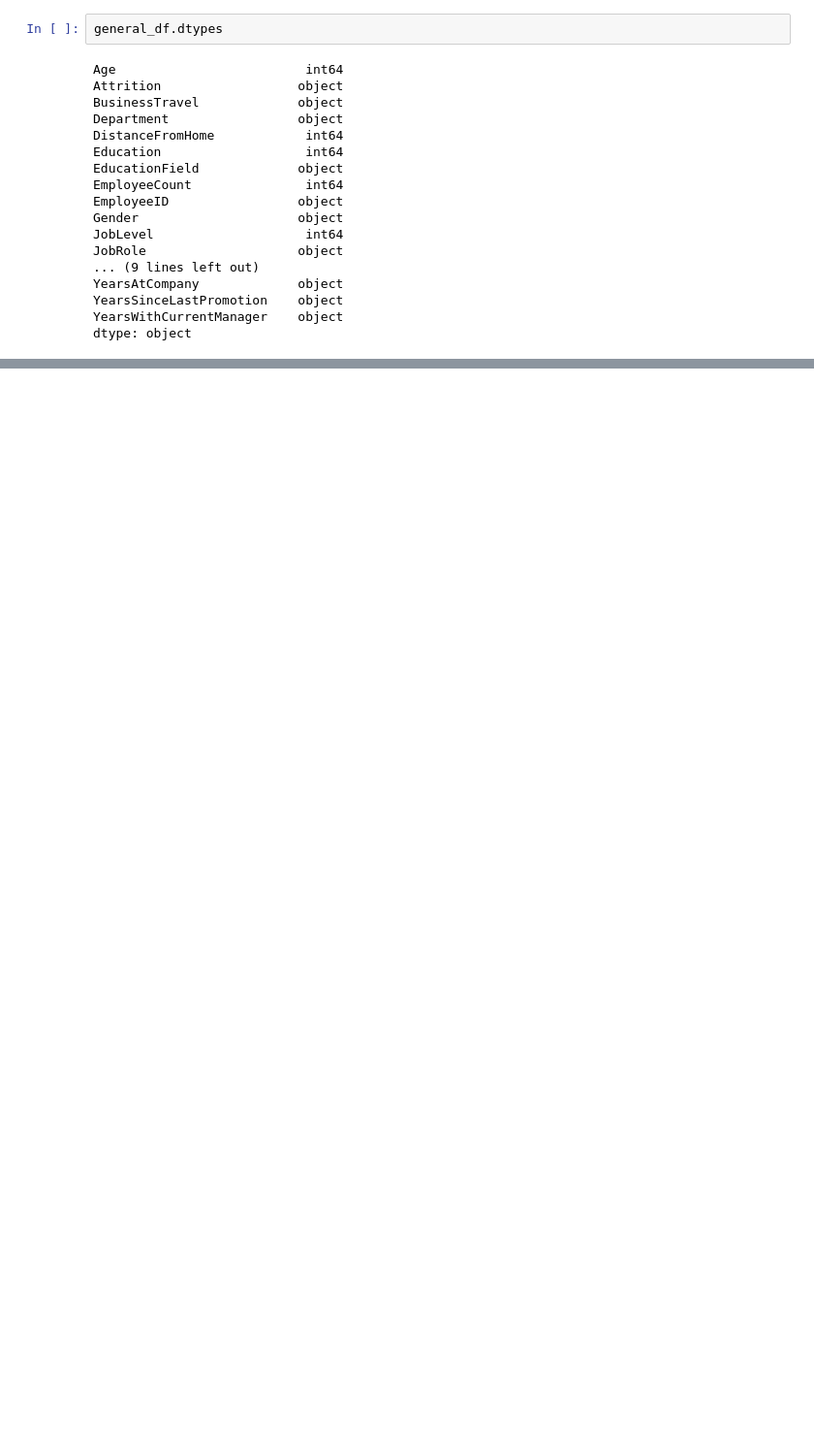
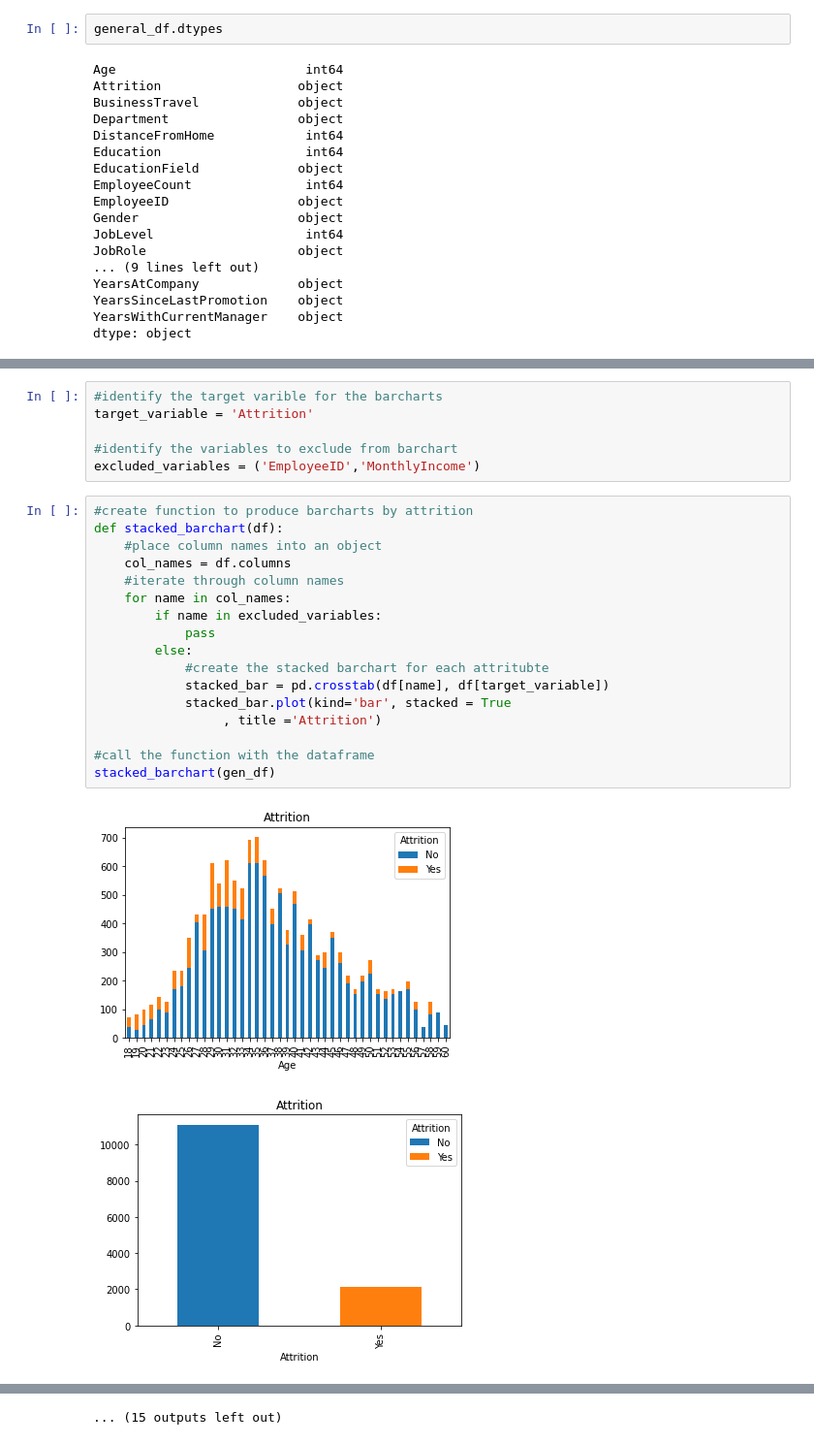
Before and after one commit to RSDUNN0809/hr_analytics_case_study, a Jupyter notebook: working_notebook.ipynb, the cells around one changed output, grey strips where cells are left out. Shown at 97% size. Cells and saved outputs as stored; diff of their text form; blank space fills up the shorter version.

```diff
--- a/working_notebook.ipynb
+++ b/working_notebook.ipynb
@@ -204,0 +384,26 @@ dtype: object
+# %%
+#identify the target varible for the barcharts
+target_variable = 'Attrition'
+
+#identify the variables to exclude from barchart
+excluded_variables = ('EmployeeID','MonthlyIncome')
+# %%
+#create function to produce barcharts by attrition
+def stacked_barchart(df):
+    #place column names into an object
+    col_names = df.columns
+    #iterate through column names
+    for name in col_names:
+        if name in excluded_variables:
+            pass
+        else:
+            #create the stacked barchart for each attritubte
+            stacked_bar = pd.crosstab(df[name], df[target_variable])
+            stacked_bar.plot(kind='bar', stacked = True
+                 , title ='Attrition')
+
+#call the function with the dataframe
+stacked_barchart(gen_df)
+# %% [output]
+[figure, added]
+[figure, added]
@@ -204,0 +420 @@ dtype: object
+... (15 outputs left out)
```
Also changed, not shown: parts of 30 cells of this notebook.
